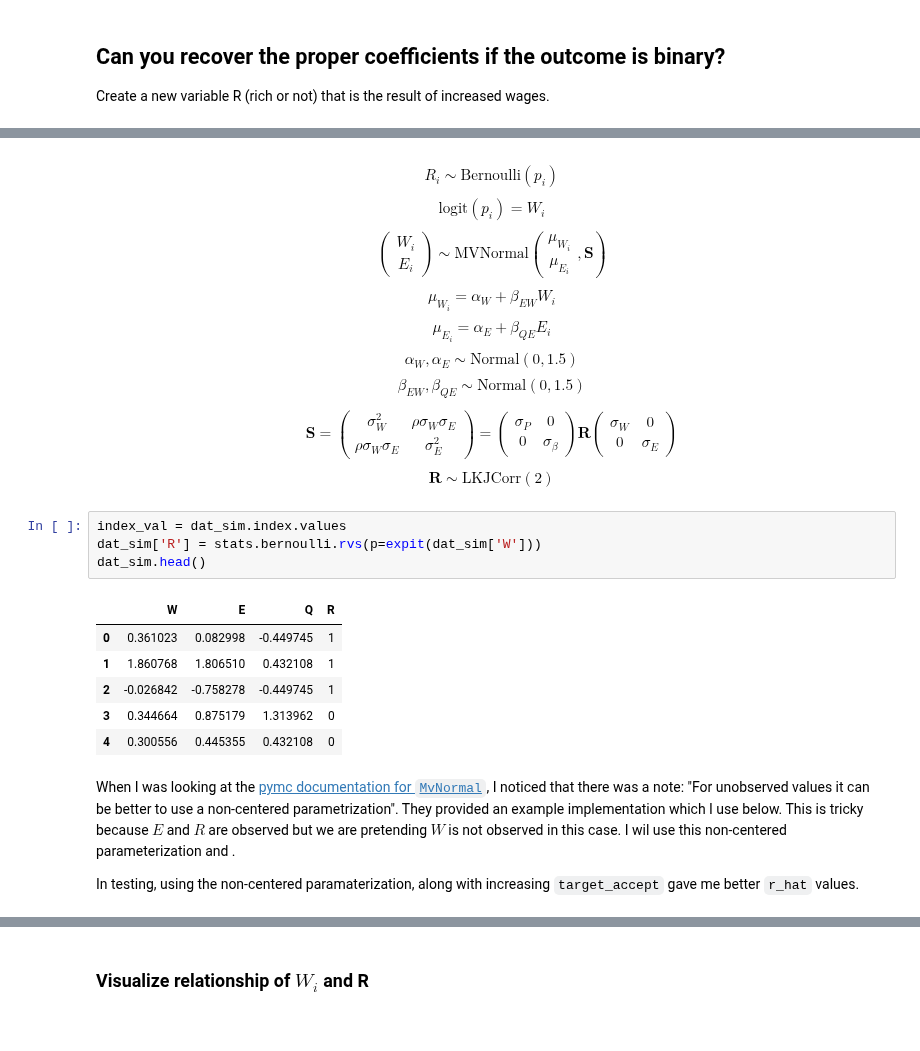
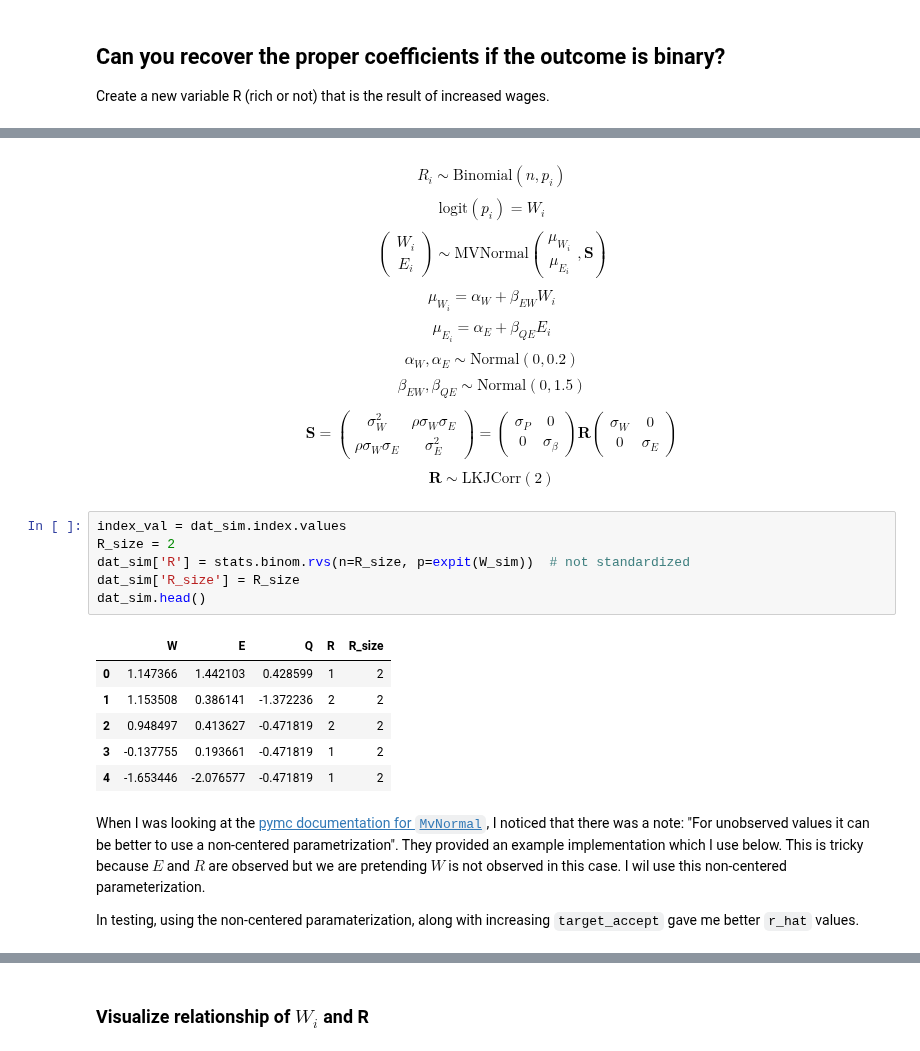
Before and after one commit to benslack19/benslack19.github.io, a Jupyter notebook: _posts_drafts/2024-06-03-mendelian-randomization.ipynb, the cells around one changed output, grey strips where cells are left out. Drawn from its saved outputs; the diff is of its cells as text.

Commit message:
update binary outcome using RM help, messy notes

```diff
--- a/_posts_drafts/2024-06-03-mendelian-randomization.ipynb
+++ b/_posts_drafts/2024-06-03-mendelian-randomization.ipynb
@@ -129,13 +151,13 @@ draw_causal_graph(
 # %% [output]
 [drawing not drawn]
 # %% [markdown]
-$$ R_i \sim \text{Bernoulli}(p_i) $$
+$$ R_i \sim \text{Binomial}(n, p_i) $$
 $$ \text{logit}(p_i) = W_i $$
 $$ \left( \begin{array}{c} W_i \\ {E_i} \end{array} \right) \sim \text{MVNormal} \left( \begin{array}{c}{\mu_{W_i}}  \\ {\mu_{E_i} } \end{array} , \textbf{S} \right)    $$
 
 $$ \mu_{W_i} = \alpha_W + \beta_{EW} W_i  $$
 $$ \mu_{E_i} = \alpha_E + \beta_{QE} E_i  $$
-$$ \alpha_W, \alpha_E \sim \text{Normal}(0, 1.5) $$
+$$ \alpha_W, \alpha_E \sim \text{Normal}(0, 0.2) $$
 $$ \beta_{EW}, \beta_{QE} \sim \text{Normal}(0, 1.5) $$
 
 $$
@@ -148,17 +170,19 @@ $$
 $$
 # %%
 index_val = dat_sim.index.values
-dat_sim['R'] = stats.bernoulli.rvs(p=expit(dat_sim['W']))
+R_size = 2
+dat_sim['R'] = stats.binom.rvs(n=R_size, p=expit(W_sim))  # not standardized
+dat_sim['R_size'] = R_size
 dat_sim.head()
 # %% [output]
-|  | W | E | Q | R |
-| 0 | 0.361023 | 0.082998 | -0.449745 | 1 |
-| 1 | 1.860768 | 1.806510 | 0.432108 | 1 |
-| 2 | -0.026842 | -0.758278 | -0.449745 | 1 |
-| 3 | 0.344664 | 0.875179 | 1.313962 | 0 |
-| 4 | 0.300556 | 0.445355 | 0.432108 | 0 |
+|  | W | E | Q | R | R_size |
+| 0 | 1.147366 | 1.442103 | 0.428599 | 1 | 2 |
+| 1 | 1.153508 | 0.386141 | -1.372236 | 2 | 2 |
+| 2 | 0.948497 | 0.413627 | -0.471819 | 2 | 2 |
+| 3 | -0.137755 | 0.193661 | -0.471819 | 1 | 2 |
+| 4 | -1.653446 | -2.076577 | -0.471819 | 1 | 2 |
 # %% [markdown]
-When I was looking at the [pymc documentation for `MvNormal`](https://www.pymc.io/projects/docs/en/stable/_modules/pymc/distributions/multivariate.html#MvNormal), I noticed that there was a note: "For unobserved values it can be better to use a non-centered parametrization". They provided an example implementation which I use below. This is tricky because $E$ and $R$ are observed but we are pretending $W$ is not observed in this case. I wil use this non-centered parameterization and .
+When I was looking at the [pymc documentation for `MvNormal`](https://www.pymc.io/projects/docs/en/stable/_modules/pymc/distributions/multivariate.html#MvNormal), I noticed that there was a note: "For unobserved values it can be better to use a non-centered parametrization". They provided an example implementation which I use below. This is tricky because $E$ and $R$ are observed but we are pretending $W$ is not observed in this case. I wil use this non-centered parameterization.
 
 In testing, using the non-centered paramaterization, along with increasing `target_accept` gave me better `r_hat` values.
 # %%
```
Also changed, not shown: parts of 27 cells of this notebook.
